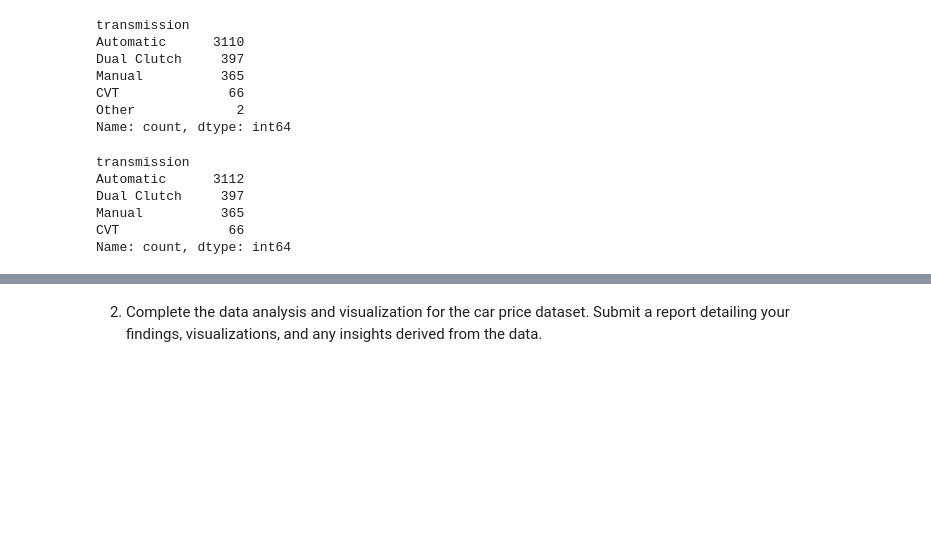
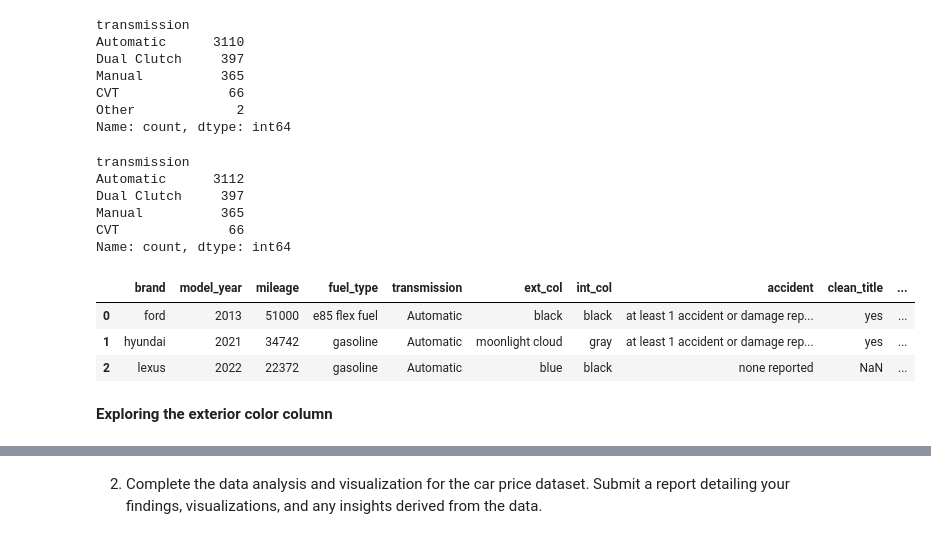
Before and after one commit to Berniceboateng775/nsp-training-program, a Jupyter notebook: car_pricePrediction.ipynb, the cells around one changed output, grey strips where cells are left out. Drawn from its saved outputs; the diff is of its cells as text; code cells hidden in the pictures; blank space fills up the shorter version.

Commit message:
explored the ext and int column and updated the readme file

```diff
--- a/car_pricePrediction.ipynb
+++ b/car_pricePrediction.ipynb
@@ -562,3 +562,12 @@ Dual Clutch     397
 Manual          365
 CVT              66
 Name: count, dtype: int64
+# %%
+cars.head(3)
+# %% [output]
+|  | brand | model_year | mileage | fuel_type | transmission | ext_col | int_col | accident | clean_title | ... |
+| 0 | ford | 2013 | 51000 | e85 flex fuel | Automatic | black | black | at least 1 accident or damage rep... | yes | ... |
+| 1 | hyundai | 2021 | 34742 | gasoline | Automatic | moonlight cloud | gray | at least 1 accident or damage rep... | yes | ... |
+| 2 | lexus | 2022 | 22372 | gasoline | Automatic | blue | black | none reported | NaN | ... |
+# %% [markdown]
+**Exploring the exterior color column**
```
Also changed, not shown: parts of 11 cells of this notebook, 1 other file.
